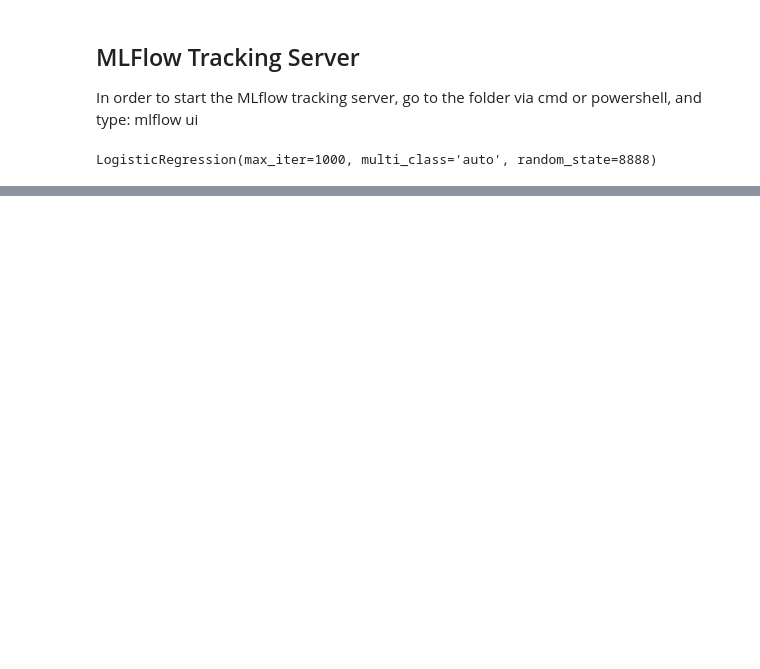
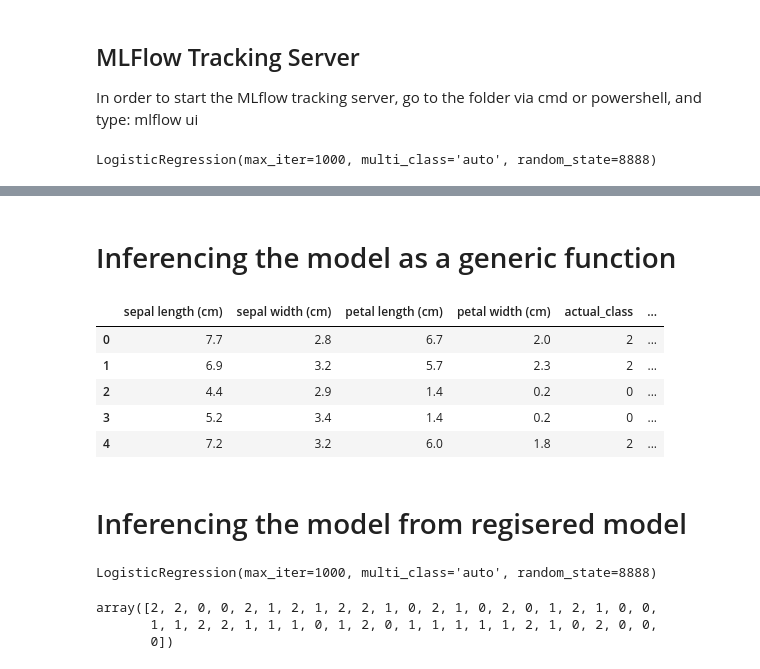
Before and after one commit to jmdtanalyst/MLFlow_Project, a Jupyter notebook: get-started.ipynb, the cells around one changed output, grey strips where cells are left out. Saved outputs shown, nothing was run; the diff lists cells and outputs as text; code cells hidden in the pictures; blank space fills up the shorter version.

```diff
--- a/get-started.ipynb
+++ b/get-started.ipynb
@@ -19,7 +19,7 @@ X, y = datasets.load_iris(return_X_y=True)
 
 # Split the dat ainto training and test sets
 
-X_train, X_test, y_train, y_test = train_test_split(X, y, test_size=0.2, random_state=42)
+X_train, X_test, y_train, y_test = train_test_split(X, y, test_size=0.3)
 # %%
 #Define the model hiperparameters
 
@@ -47,0 +83,8 @@ accuracy
+# %%
+# Define the model hyperparameters
+params = {"solver": "newton-cg", "max_iter": 1000, "multi_class": "auto", "random_state": 1000}
+
+##train the model
+
+lr=LogisticRegression(**params)
+lr.fit(X_train,y_train)
@@ -47,0 +94,3 @@ accuracy
+# %%
+y_pred=lr.predict(X_test)
+y_pred
@@ -47,0 +101,3 @@ accuracy
+# %%
+accuracy=accuracy_score(y_test,y_pred)
+print(accuracy)
@@ -72,0 +789,42 @@ with mlflow.start_run():
+# %% [markdown]
+# Inferencing the model as a generic  function
+# %%
+model_uri = 'runs:/363c6234df5b4901927f2a817bbe7a7f/iris_model'
+
+loaded_model = mlflow.pyfunc.load_model(model_uri)
+
+predictions = loaded_model.predict(X_test)
+
+iris_features_name = datasets.load_iris().feature_names
+result = pd.DataFrame(X_test, columns=iris_features_name)
+result["actual_class"] = y_test
+result["predicted_class"] = predictions
+result.head()
+# %% [output]
+|  | sepal length (cm) | sepal width (cm) | petal length (cm) | petal width (cm) | actual_class | ... |
+| 0 | 7.7 | 2.8 | 6.7 | 2.0 | 2 | ... |
+| 1 | 6.9 | 3.2 | 5.7 | 2.3 | 2 | ... |
+| 2 | 4.4 | 2.9 | 1.4 | 0.2 | 0 | ... |
+| 3 | 5.2 | 3.4 | 1.4 | 0.2 | 0 | ... |
+| 4 | 7.2 | 3.2 | 6.0 | 1.8 | 2 | ... |
+# %% [markdown]
+# Inferencing the model from regisered model
+# %%
+import mlflow.sklearn
+model_name = 'LR iris_classifier'
+model_version = 'latest'
+
+
+model_url = f"models:/{model_name}/{model_version}"
+
+model=mlflow.sklearn.load_model(model_url)
+
+model
+# %% [output]
+LogisticRegression(max_iter=1000, multi_class='auto', random_state=8888)
+# %%
+model.predict(X_test)
+# %% [output]
+array([2, 2, 0, 0, 2, 1, 2, 1, 2, 2, 1, 0, 2, 1, 0, 2, 0, 1, 2, 1, 0, 0,
+       1, 1, 2, 2, 1, 1, 1, 0, 1, 2, 0, 1, 1, 1, 1, 1, 2, 1, 0, 2, 0, 0,
+       0])
```
Also changed, not shown: parts of 10 cells of this notebook, 1 other file.
